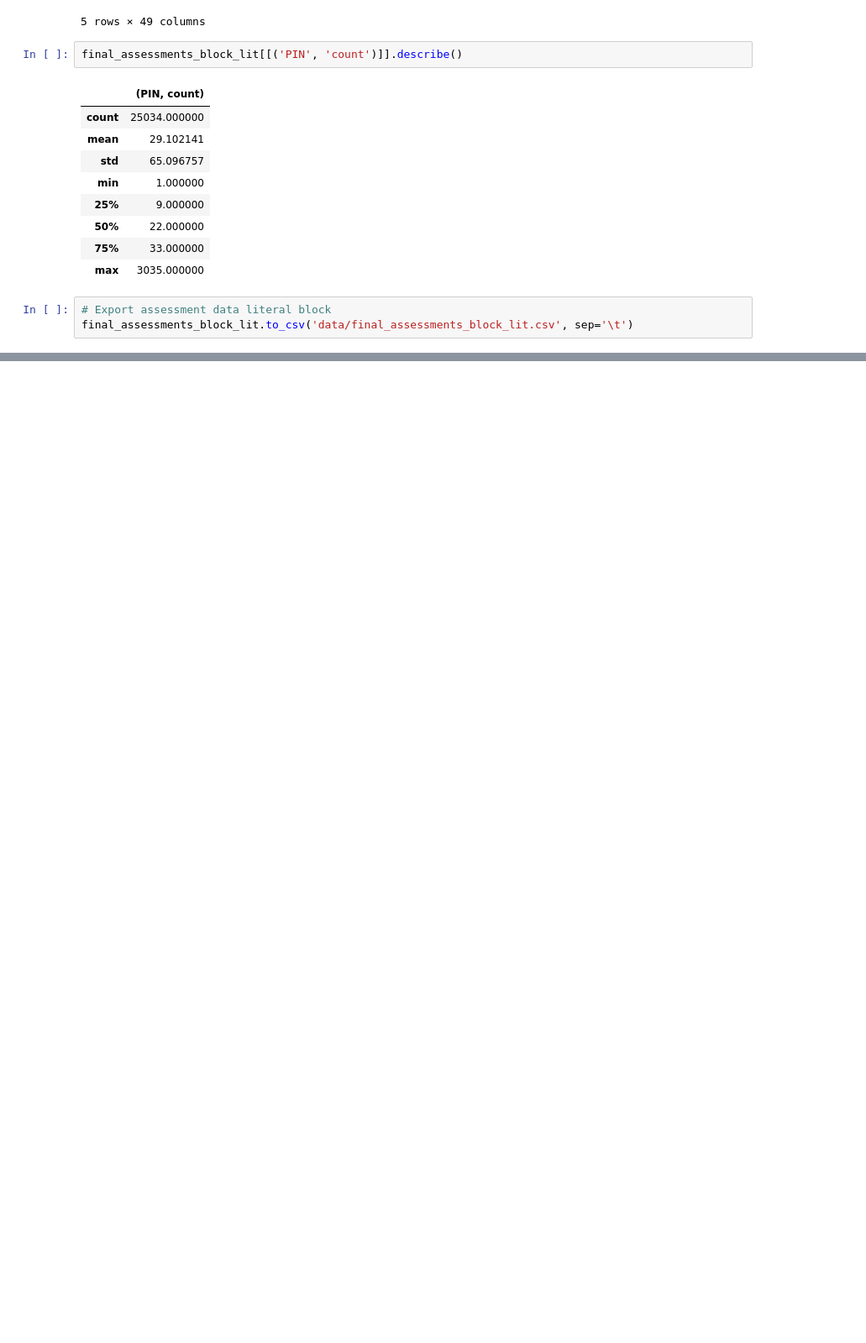
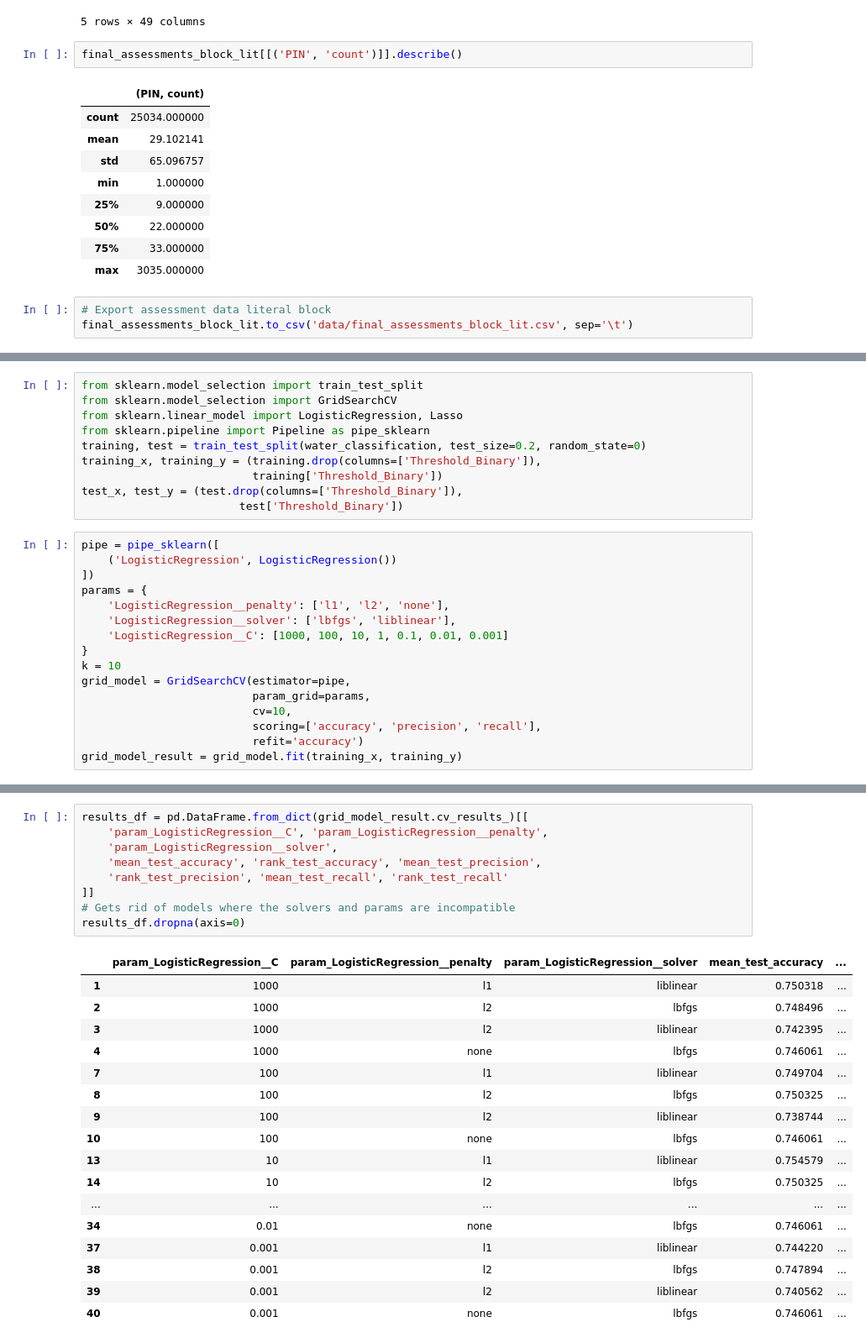
Before and after one commit to vbalza/chicago_water_lead, a Jupyter notebook: AssessmentData.ipynb, the cells around one changed output, grey strips where cells are left out. Shown at 84% size. Cells and saved outputs as stored; diff of their text form; blank space fills up the shorter version.

Commit message:
Logistic Ready

```diff
--- a/AssessmentData.ipynb
+++ b/AssessmentData.ipynb
@@ -681,0 +726,26 @@ dtype: bool
+# %%
+from sklearn.model_selection import train_test_split
+from sklearn.model_selection import GridSearchCV
+from sklearn.linear_model import LogisticRegression, Lasso
+from sklearn.pipeline import Pipeline as pipe_sklearn
+training, test = train_test_split(water_classification, test_size=0.2, random_state=0)
+training_x, training_y = (training.drop(columns=['Threshold_Binary']),
+                          training['Threshold_Binary'])
+test_x, test_y = (test.drop(columns=['Threshold_Binary']),
+                        test['Threshold_Binary'])
+# %%
+pipe = pipe_sklearn([
+    ('LogisticRegression', LogisticRegression())
+])
+params = {
+    'LogisticRegression__penalty': ['l1', 'l2', 'none'],
+    'LogisticRegression__solver': ['lbfgs', 'liblinear'],
+    'LogisticRegression__C': [1000, 100, 10, 1, 0.1, 0.01, 0.001]
+}
+k = 10
+grid_model = GridSearchCV(estimator=pipe,
+                          param_grid=params,
+                          cv=10,
+                          scoring=['accuracy', 'precision', 'recall'],
+                          refit='accuracy')
+grid_model_result = grid_model.fit(training_x, training_y)
@@ -681,0 +770,27 @@ dtype: bool
+# %%
+results_df = pd.DataFrame.from_dict(grid_model_result.cv_results_)[[
+    'param_LogisticRegression__C', 'param_LogisticRegression__penalty',
+    'param_LogisticRegression__solver',
+    'mean_test_accuracy', 'rank_test_accuracy', 'mean_test_precision',
+    'rank_test_precision', 'mean_test_recall', 'rank_test_recall'
+]]
+# Gets rid of models where the solvers and params are incompatible
+results_df.dropna(axis=0)
+# %% [output]
+|  | param_LogisticRegression__C | param_LogisticRegression__penalty | param_LogisticRegression__solver | mean_test_accuracy | ... |
+| 1 | 1000 | l1 | liblinear | 0.750318 | ... |
+| 2 | 1000 | l2 | lbfgs | 0.748496 | ... |
+| 3 | 1000 | l2 | liblinear | 0.742395 | ... |
+| 4 | 1000 | none | lbfgs | 0.746061 | ... |
+| 7 | 100 | l1 | liblinear | 0.749704 | ... |
+| 8 | 100 | l2 | lbfgs | 0.750325 | ... |
+| 9 | 100 | l2 | liblinear | 0.738744 | ... |
+| 10 | 100 | none | lbfgs | 0.746061 | ... |
+| 13 | 10 | l1 | liblinear | 0.754579 | ... |
+| 14 | 10 | l2 | lbfgs | 0.750325 | ... |
+| ... | ... | ... | ... | ... | ... |
+| 34 | 0.01 | none | lbfgs | 0.746061 | ... |
+| 37 | 0.001 | l1 | liblinear | 0.744220 | ... |
+| 38 | 0.001 | l2 | lbfgs | 0.747894 | ... |
+| 39 | 0.001 | l2 | liblinear | 0.740562 | ... |
+| 40 | 0.001 | none | lbfgs | 0.746061 | ... |
```
Also changed, not shown: parts of 26 cells of this notebook, 1 other file.
